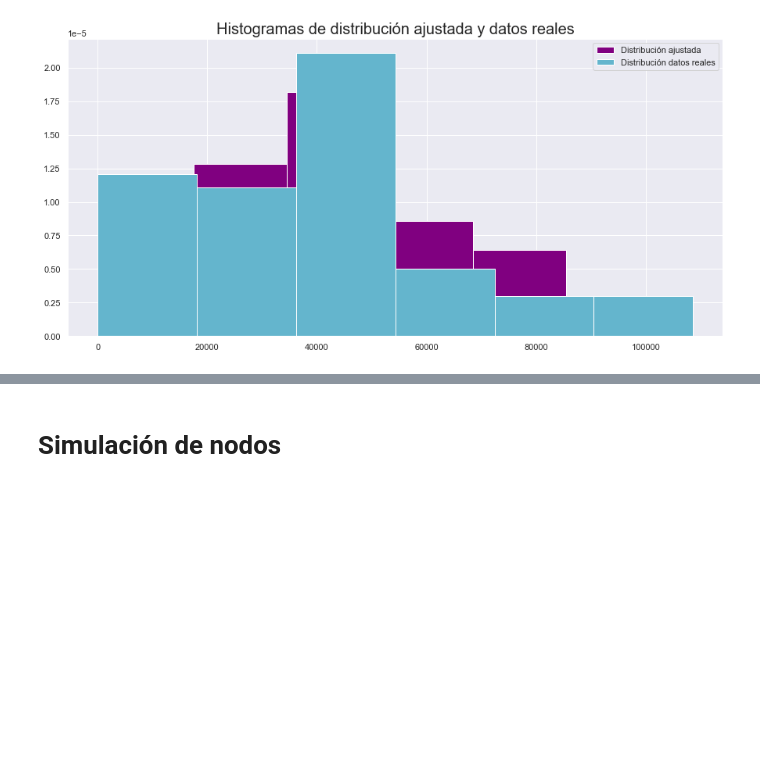
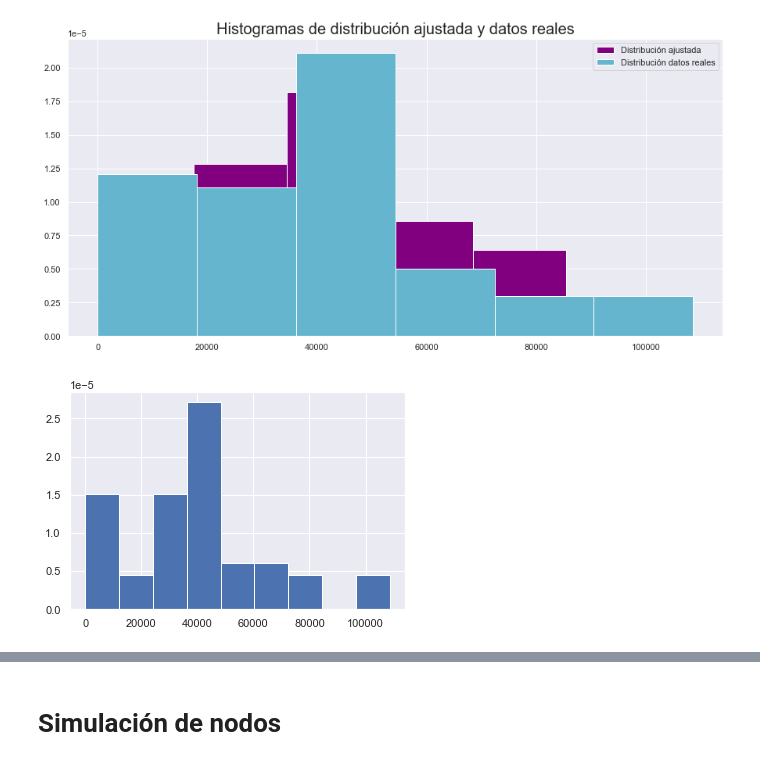
Before and after one commit to Miriam1999/proyecto_modulo1, a Jupyter notebook: ProyectoModulo1_MedellínM_OrtizM.ipynb, the cells around one changed output, grey strips where cells are left out. Drawn from its saved outputs; the diff is of its cells as text; code cells hidden in the pictures; blank space fills up the shorter version.

Commit message:
Actualización 13
Ajuste de distribuciones de paqueteria stats

```diff
--- a/ProyectoModulo1_MedellínM_OrtizM.ipynb
+++ b/ProyectoModulo1_MedellínM_OrtizM.ipynb
@@ -222,3 +223,24 @@ plt.legend(loc = 'best')
 # %% [output]
 <matplotlib.legend.Legend at 0x...>
 [figure]
+# %%
+# Tratar de ajustar una distribución de probabilidad existente a un conjunto de datos
+# (método 'fit' stats) y método 'dir' python
+data = np.array(data_confirmados).flatten()
+y,x, _ = plt.hist(data, bins=9,density=True,label='data')
+x = x[1:]
+
+dist = [d for d in dir(st) if isinstance(getattr(st,d),getattr(st,'rv_continuous'))]
+dist = dist[0:55]+dist[56:60]+dist[61:]
+error = pd.DataFrame(index=dist,columns=['error'])
+
+for d in dist:
+    params = getattr(st,d).fit(data)
+    y_hat = getattr(st, d)(*params).pdf(x)
+    error.loc[d] = ((y - y_hat)**2).mean()
+    #plt.plot(x,y_hat,label=d)
+
+#plt.legend()
+#plt.show()
+# %% [output]
+[figure, added]
```
Also changed, not shown: parts of 4 cells of this notebook.
